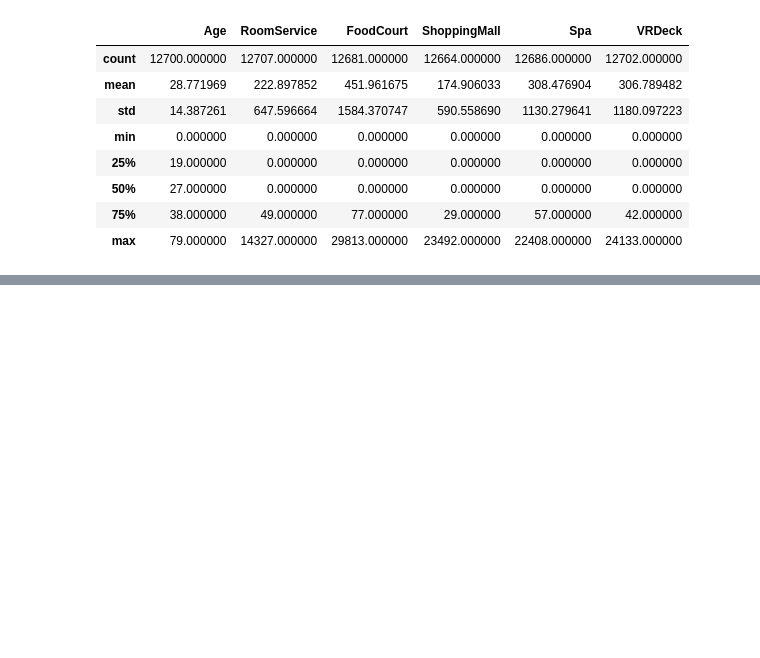
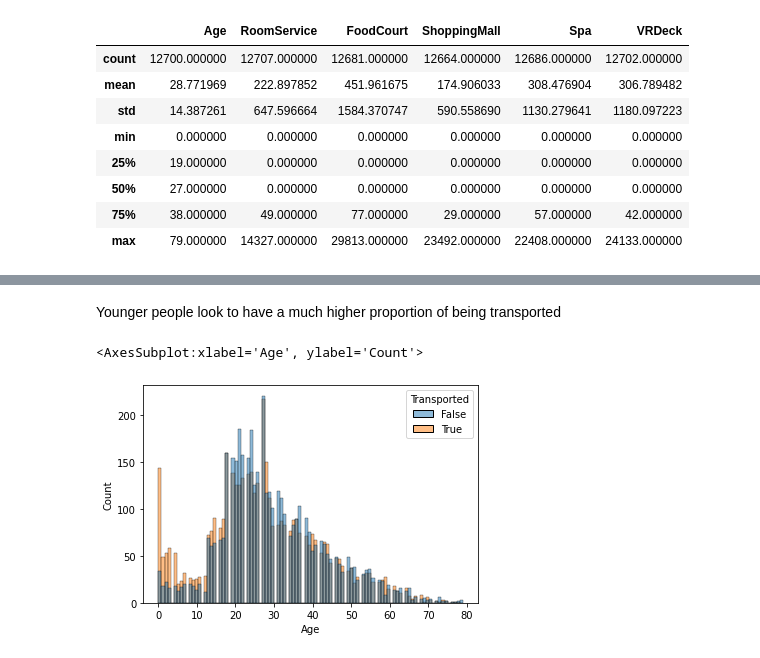
Before and after one commit to MikaO13/Spaceship-Classification, a Jupyter notebook: titanic-spaceship.ipynb, the cells around one changed output, grey strips where cells are left out. Drawn from its saved outputs; the diff is of its cells as text; code cells hidden in the pictures; blank space fills up the shorter version.

```diff
--- a/titanic-spaceship.ipynb
+++ b/titanic-spaceship.ipynb
@@ -100,0 +139,8 @@ df['GroupCount'] = df['GGGG'].apply(lambda x: grouplist[x])
+# %% [markdown]
+Younger people look to have a much higher proportion of being transported
+# %%
+temp = df.iloc[:8693, :]
+sns.histplot(x='Age', bins=100, hue='Transported', data=temp)
+# %% [output]
+<AxesSubplot:xlabel='Age', ylabel='Count'>
+[figure, added]
```
Also changed, not shown: parts of 26 cells of this notebook, 1 other file.
